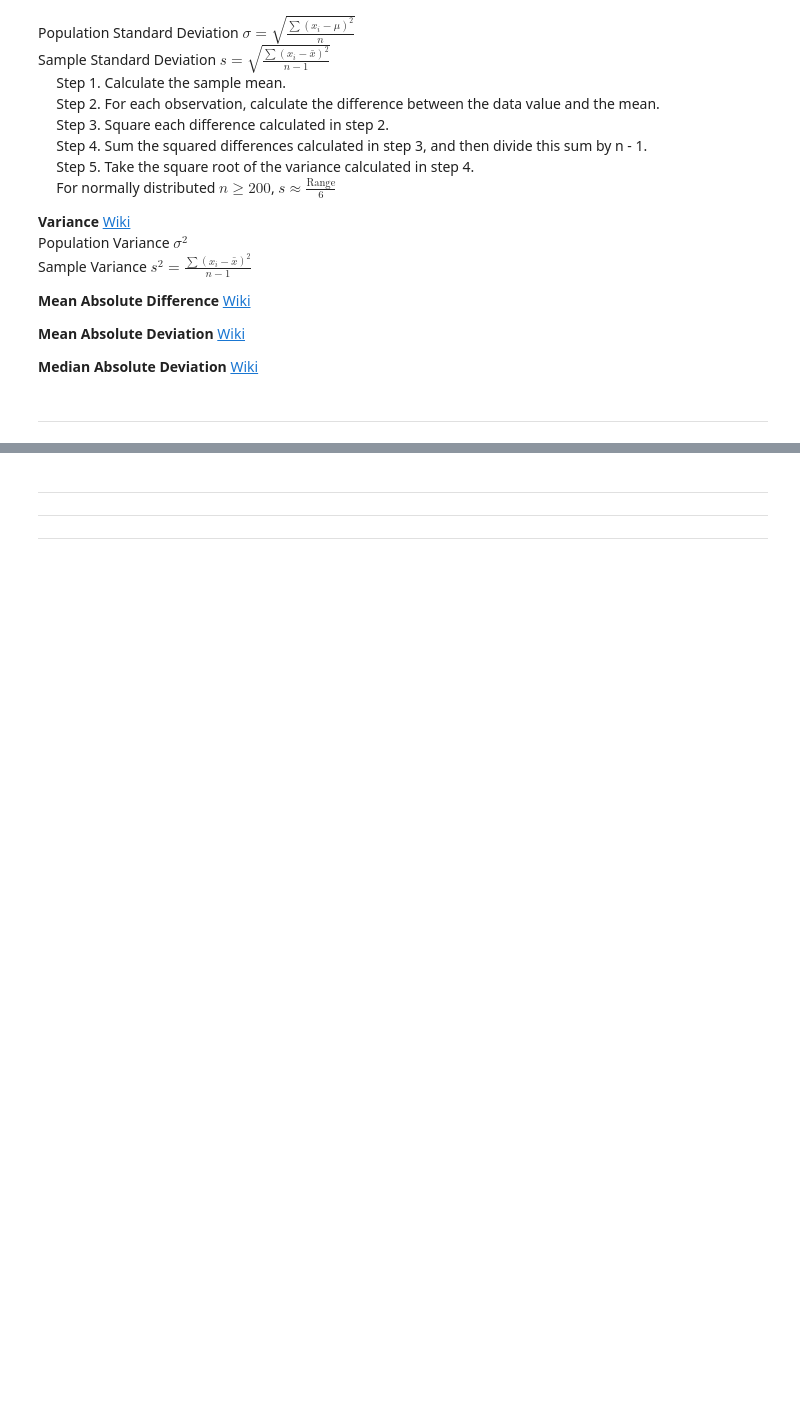
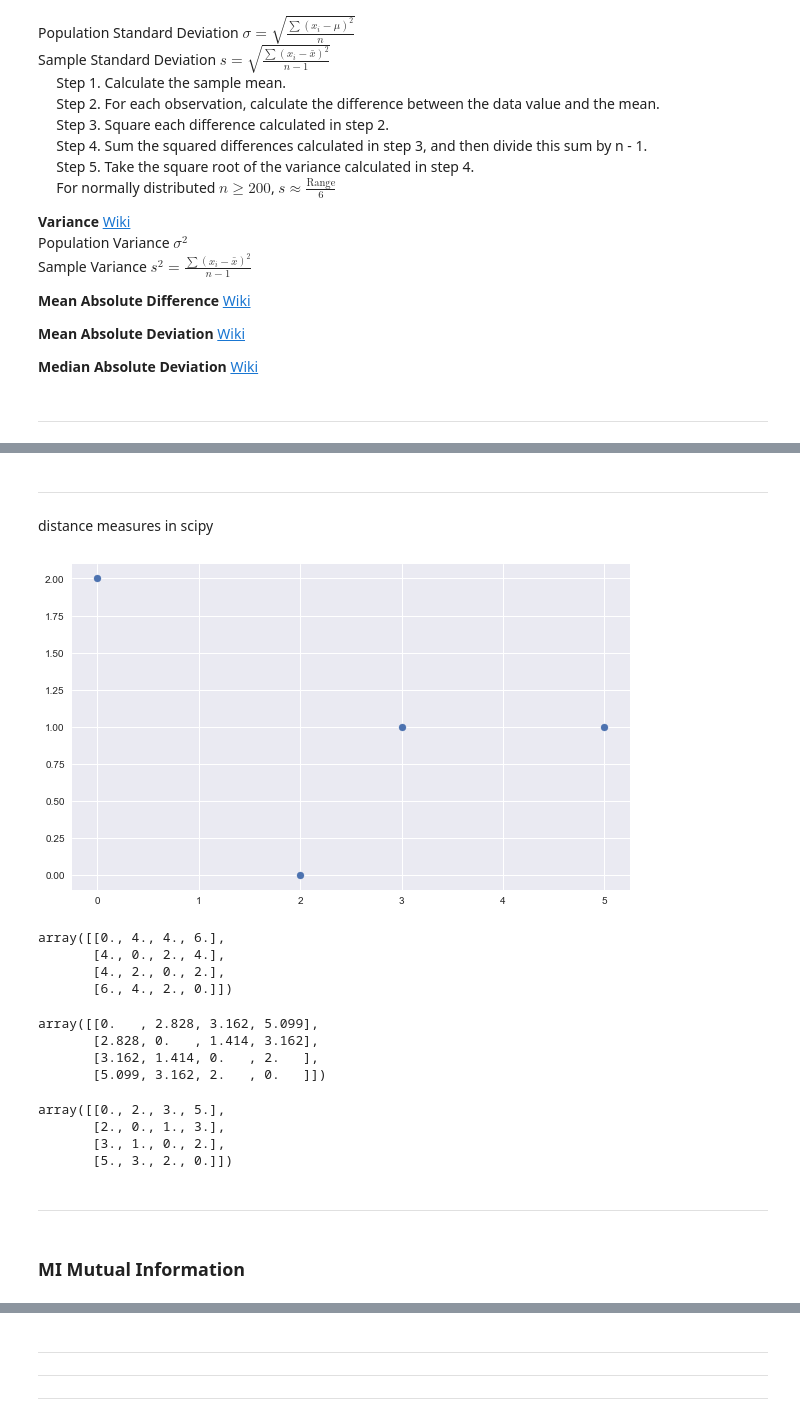
Before and after one commit to davefriedman01/Resources, a Jupyter notebook: mathematical_foundations.ipynb, the cells around one changed output, grey strips where cells are left out. Drawn from its saved outputs; the diff is of its cells as text; code cells hidden in the pictures; blank space fills up the shorter version.

```diff
--- a/mathematical_foundations.ipynb
+++ b/mathematical_foundations.ipynb
@@ -230,0 +355,37 @@ Kurtosis<br>
+# %% [markdown]
+---
+# %% [markdown]
+distance measures in scipy
+# %%
+x = np.array([[0, 2],[2, 0], [3, 1], [5, 1]])
+plt.scatter(x[:, 0], x[:, 1]);
+# %% [output]
+[figure, added]
+# %%
+# manhattan distance matrix
+np.round(squareform(pdist(x, metric='cityblock')), 3)
+# %% [output]
+array([[0., 4., 4., 6.],
+       [4., 0., 2., 4.],
+       [4., 2., 0., 2.],
+       [6., 4., 2., 0.]])
+# %%
+# euclidean distance matrix
+np.round(squareform(pdist(x, metric='euclidean')), 3)
+# %% [output]
+array([[0.   , 2.828, 3.162, 5.099],
+       [2.828, 0.   , 1.414, 3.162],
+       [3.162, 1.414, 0.   , 2.   ],
+       [5.099, 3.162, 2.   , 0.   ]])
+# %%
+# supremum distance matrix
+np.round(squareform(pdist(x, metric='minkowski', p=np.inf)), 3)
+# %% [output]
+array([[0., 2., 3., 5.],
+       [2., 0., 1., 3.],
+       [3., 1., 0., 2.],
+       [5., 3., 2., 0.]])
+# %% [markdown]
+---
+# %% [markdown]
+### MI Mutual Information
```
Also changed, not shown: parts of 100 cells of this notebook.
